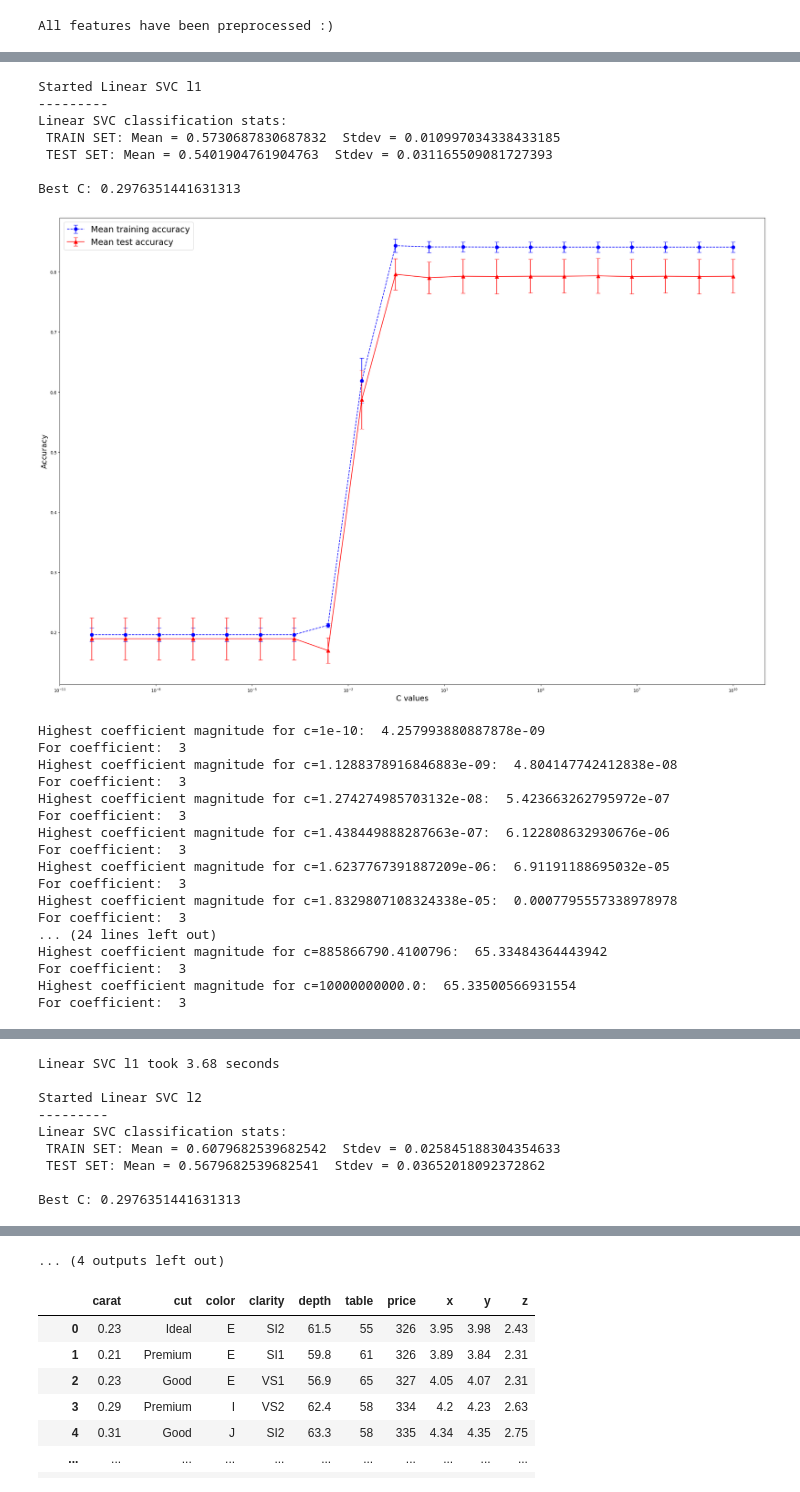
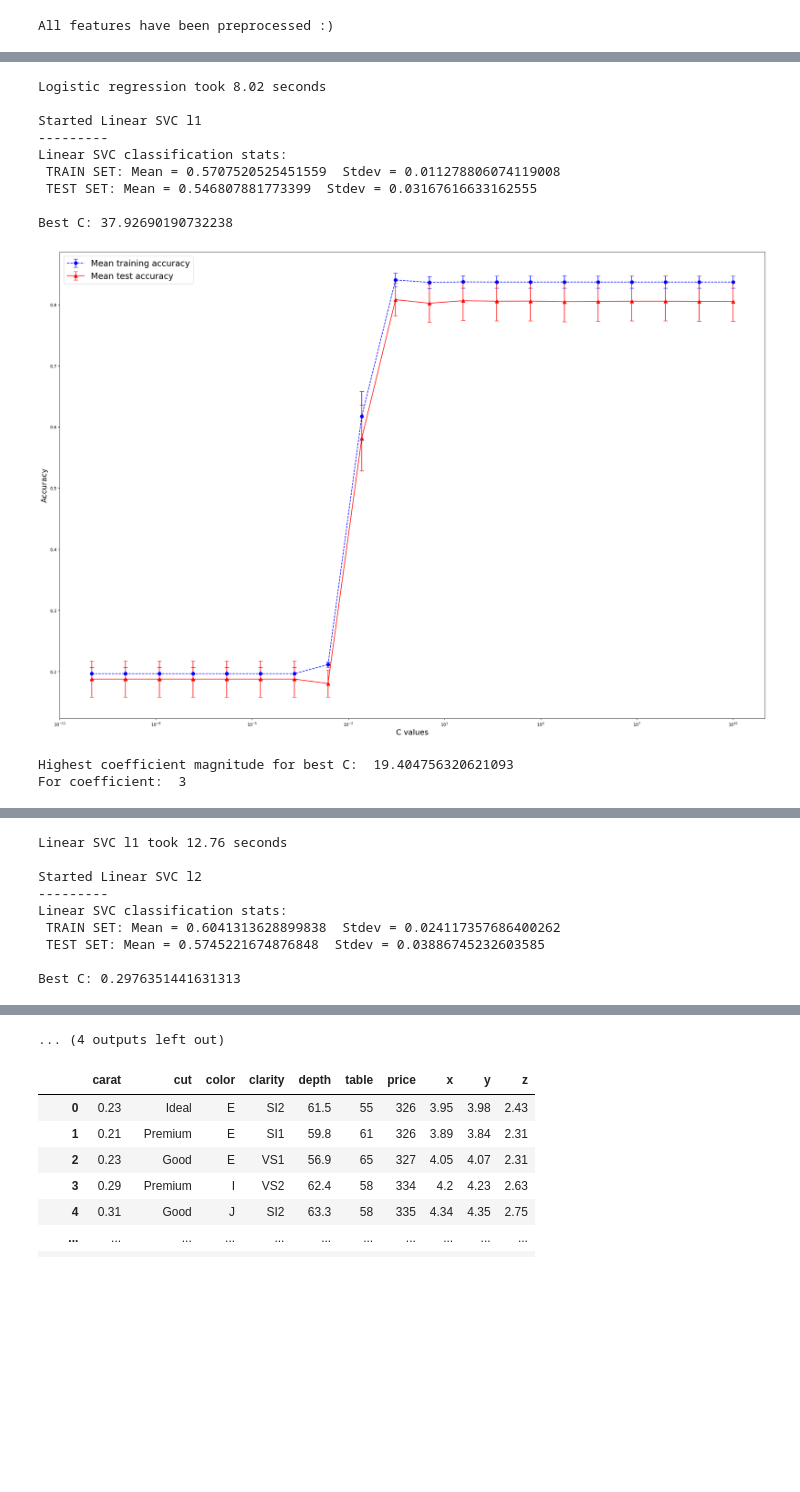
Before and after one commit to BSDSBA-Jared/Simple-AutoML, a Jupyter notebook: AutoML.ipynb, the cells around one changed output, grey strips where cells are left out. Saved outputs shown, nothing was run; the diff lists cells and outputs as text; code cells hidden in the pictures; blank space fills up the shorter version.

```diff
--- a/AutoML.ipynb
+++ b/AutoML.ipynb
@@ -81,10 +82,8 @@ class Preprocessor:
         self.target = data[target]
         self.features = data.drop(columns=[target])
         if categorical==True:
-            if categorical_mapping_dict is None:
-                raise ValueError("Categorical mapping dict must be provided")
-            else:
-                self.target = self.target.replace(categorical_mapping_dict)
+            class_mapping = {label:idx for idx,label in enumerate(np.unique(self.target))}
+            self.target = self.target.map(class_mapping)
         self.original_feature_names = data.columns
         self.done_processing = [target]
 
@@ -580,7 +581,7 @@ class MLmodelsClassifiers:
         print("Linear SVC classification stats: ")
         print(" TRAIN SET: Mean =", train_scores.mean(axis=1).mean(), " Stdev =", train_scores.std(axis=1).mean())
         print(" TEST SET: Mean =", test_scores.mean(axis=1).mean(), " Stdev =", test_scores.std(axis=1).mean())
-
+        self.best_c = best_logistic.C
         print("\nBest C:", best_logistic.C)
 
         # Create DataFrames for training and test scores
@@ -634,6 +635,7 @@ class MLmodelsClassifiers:
         print(" TEST SET: Mean =", test_scores.mean(axis=1).mean(), " Stdev =", test_scores.std(axis=1).mean())
 
         print("\nBest C:", best_logistic.C)
+        self.best_c = best_logistic.C
 
         # Create DataFrames for training and test scores
         self.logistic_train_df = train_scores
@@ -711,8 +713,9 @@ class MLmodelsClassifiers:
         if not self.logistic_results.empty:
             for i, c in enumerate(self.logistic_results.columns):
                 plt.plot(self.logistic_results[c], '--*', label=f"{penalty} c={c}", linewidth=4, color=cmap(i / len(self.logistic_results.columns)))
-                print(f"Highest coefficient magnitude for c={c}: ", np.amax(np.abs(self.logistic_results[c])))
-                print(f"For coefficient: ", np.argmax(np.abs(self.logistic_results[c])))
+                if c == self.best_c:
+                    print(f"Highest coefficient magnitude for best C: ", np.amax(np.abs(self.logistic_results[c])))
+                    print(f"For coefficient: ", np.argmax(np.abs(self.logistic_results[c])))
 
         plt.xlabel("Feature")
         plt.ylabel("Coefficient magnitude")
@@ -770,7 +773,7 @@ class MLmodelsClassifiers:
         fig.tight_layout()
         return ax
 
-    def auto_test(self, seedN, n_neighbors_range, max_c=10, num_c=20, set_C=[0]):
+    def auto_test(self, seedN=10, n_neighbors_range=range(1, 50), max_c=10, num_c=20, set_C=[0]):
         """
         Automatically test multiple classification models with different hyperparameters and measure execution time.
 
@@ -791,6 +794,7 @@ class MLmodelsClassifiers:
         best_logistic, logistic_train_df, logistic_test_df = self.logistic_regression(seedN, max_c=max_c, num_c=num_c, set_C=set_C)
         self.plot_coefficients("Logistic Regression")
         logistic_time = time.time() - start_time
+        print(f"Logistic regression took {logistic_time:.2f} seconds\n")
 
         # Measure time for l1 Linear SVC
         start_time = time.time()
@@ -944,5 +894,5 @@ Lasso Regression: 5.03 seconds
 # %%
-MLmodelsClassifiers(features, target).auto_test(10, range(1, 50))
+MLmodelsClassifiers(features, target).auto_test(30, range(1, 5), set_C=)
 # %% [output]
 Running AutoML Pipeline...
 
@@ -975,25 +910,12 @@ For coefficient:  3
+Logistic regression took 8.02 seconds
+
 Started Linear SVC l1
 ---------
 Linear SVC classification stats:
- TRAIN SET: Mean = 0.5730687830687832  Stdev = 0.010997034338433185
- TEST SET: Mean = 0.5401904761904763  Stdev = 0.031165509081727393
+ TRAIN SET: Mean = 0.5707520525451559  Stdev = 0.011278806074119008
+ TEST SET: Mean = 0.546807881773399  Stdev = 0.03167616633162555
 
-Best C: 0.2976351441631313
+Best C: 37.92690190732238
-[figure, old version]
+[figure, new version]
-Highest coefficient magnitude for c=1e-10:  4.257993880887878e-09
+Highest coefficient magnitude for best C:  19.404756320621093
 For coefficient:  3
-Highest coefficient magnitude for c=1.1288378916846883e-09:  4.804147742412838e-08
-For coefficient:  3
-Highest coefficient magnitude for c=1.274274985703132e-08:  5.423663262795972e-07
-For coefficient:  3
-Highest coefficient magnitude for c=1.438449888287663e-07:  6.122808632930676e-06
-For coefficient:  3
-Highest coefficient magnitude for c=1.6237767391887209e-06:  6.91191188695032e-05
-For coefficient:  3
-Highest coefficient magnitude for c=1.8329807108324338e-05:  0.0007795557338978978
-For coefficient:  3
-... (24 lines left out)
-Highest coefficient magnitude for c=885866790.4100796:  65.33484364443942
-For coefficient:  3
-Highest coefficient magnitude for c=10000000000.0:  65.33500566931554
-For coefficient:  3
@@ -1001,9 +923,9 @@ For coefficient:  3
-Linear SVC l1 took 3.68 seconds
+Linear SVC l1 took 12.76 seconds
 
 Started Linear SVC l2
 ---------
 Linear SVC classification stats:
- TRAIN SET: Mean = 0.6079682539682542  Stdev = 0.025845188304354633
- TEST SET: Mean = 0.5679682539682541  Stdev = 0.03652018092372862
+ TRAIN SET: Mean = 0.6041313628899838  Stdev = 0.024117357686400262
+ TEST SET: Mean = 0.5745221674876848  Stdev = 0.03886745232603585
 
 Best C: 0.2976351441631313
```
Also changed, not shown: parts of 9 cells of this notebook.
